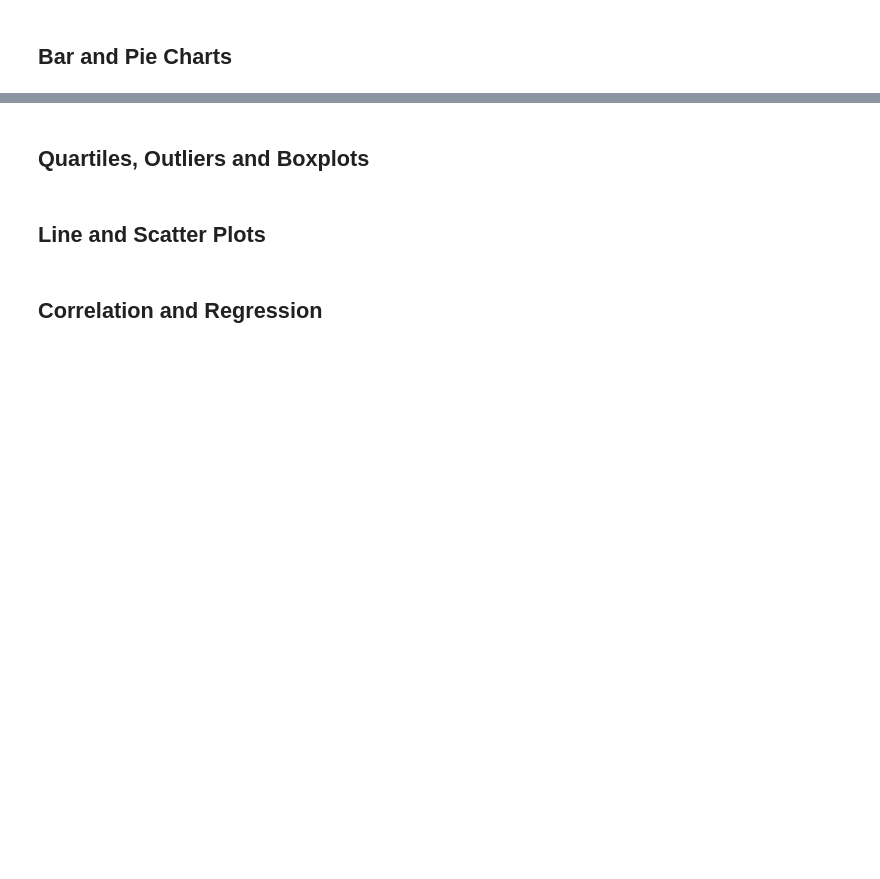
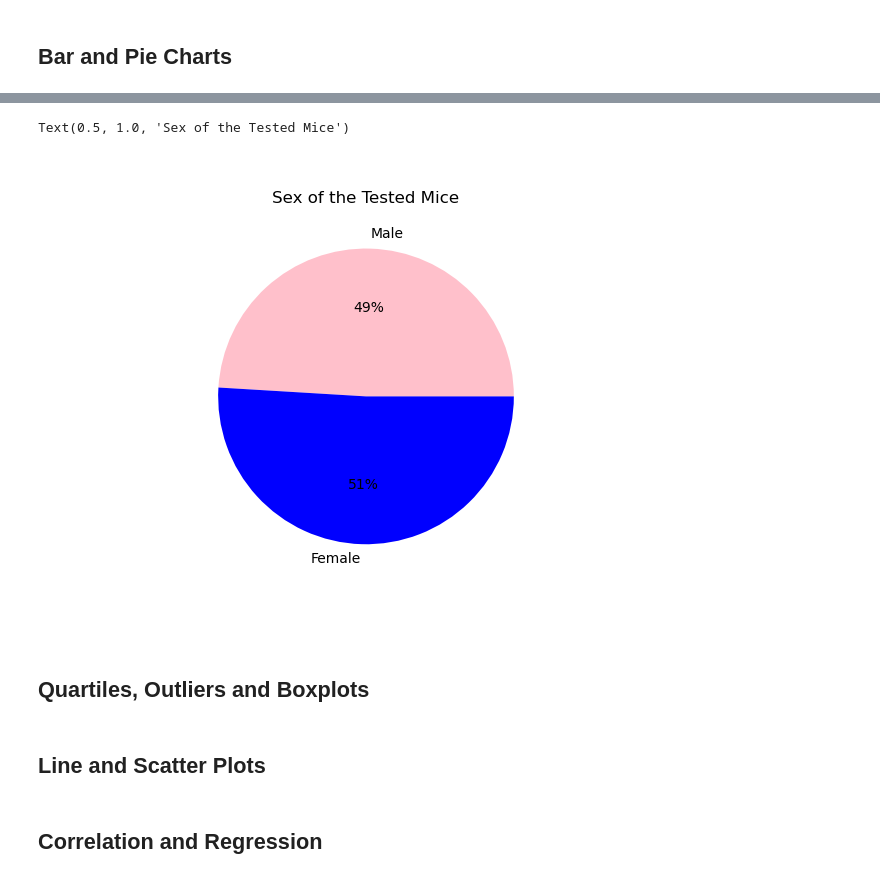
Before and after one commit to jacktemme/matplot-challenge, a Jupyter notebook: Pymaceuticals/pymaceuticals_starter.ipynb, the cells around one changed output, grey strips where cells are left out. Saved outputs shown, nothing was run; the diff lists cells and outputs as text; code cells hidden in the pictures; blank space fills up the shorter version.

```diff
--- a/Pymaceuticals/pymaceuticals_starter.ipynb
+++ b/Pymaceuticals/pymaceuticals_starter.ipynb
@@ -116,5 +191,13 @@ mouse_df["Mouse ID"].nunique()
 # %%
 # Generate a pie plot showing the distribution of female versus male mice using pyplot
+values = sex_groups.values
+fig, ax = plt.subplots()
+ax.pie(x = values, colors = ["pink", "blue"], autopct = "%1.0f%%", labels = ["Male", "Female"])
+ax.set_aspect("equal")
+ax.set_title("Sex of the Tested Mice")
+# %% [output]
+Text(0.5, 1.0, 'Sex of the Tested Mice')
+[figure, added]
 # %% [markdown]
 ## Quartiles, Outliers and Boxplots
 # %%
```
Also changed, not shown: parts of 9 cells of this notebook.
